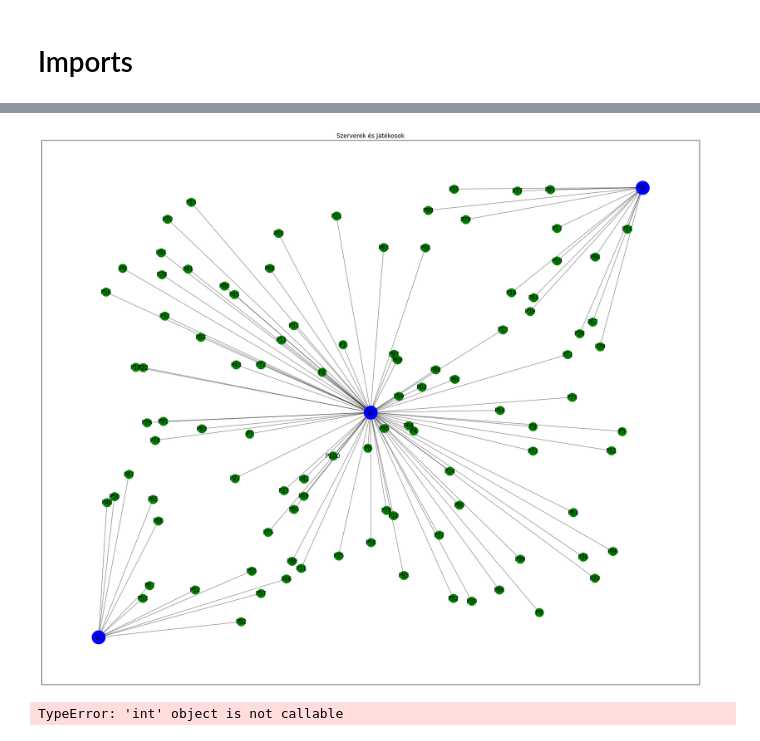
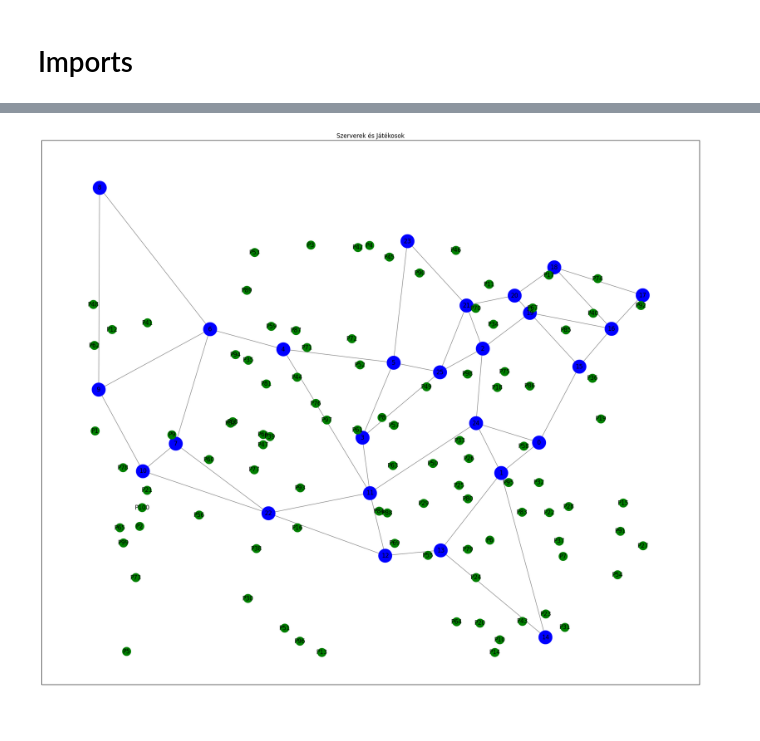
Before and after one commit to savelugi/cloud_work, a Jupyter notebook: hello.ipynb, the cells around one changed output, grey strips where cells are left out. Saved outputs shown, nothing was run; the diff lists cells and outputs as text; code cells hidden in the pictures.

Commit message:
Commit before 09.26 meeting
- Added random player generation
- Connecting to closest server

```diff
--- a/hello.ipynb
+++ b/hello.ipynb
@@ -46,14 +45,17 @@ import networkx as nx
 import matplotlib.pyplot as plt
 import random
 
-def generate_players(num_players=10, random_range=100):
+def generate_players(num_players=10, x_range=(0, 100), y_range=(0, 100)):
     players = {}
+    x_start, x_stop = x_range
+    y_start, y_stop = y_range
     for i in range(num_players):
         player_name = f"P{i+1}"
-        x = random.uniform(0, random_range)
-        y = random.uniform(0, random_range)
+        x = random.uniform(x_start, x_stop)
+        y = random.uniform(y_start, y_stop)
         players[player_name] = (x, y)
     return players
+
 
 
 def generate_servers():
@@ -79,7 +81,7 @@ def connect_player_to_server(player, servers, G):
     return G
 
 
-def draw_graph(G, pos=pos, canvas_size=(10, 8), node_size=200, show_edge_labels=False):
+def draw_graph(G, pos, servers, players, canvas_size, node_size=200, show_edge_labels=False):
     plt.figure(figsize=canvas_size)
 
     # Szerverek kirajzolása
@@ -122,15 +124,35 @@ for player in players:
 # Pozíció információk előkészítése és gráf kirajzolása
 pos = {**servers, **players}
 draw_graph(G, pos, canvas_size=(24, 20), node_size=300, show_edge_labels=False)
-# %% [output]
-[figure, removed]
-# %%
-# Adding server nodes
-G = nx.read_gml(topology_dir+"26_usa.gml")
-
-# Adding player
-num_players = 100
-random_range = 100
-players = generate_players(num_players, random_range)
-# %% [output]
-TypeError: 'int' object is not callable
+# %%
+# Adding server nodes
+G = nx.read_gml(topology_dir+"26_usa.gml")
+
+# Szerverek pozícióinak kinyerése
+server_positions = {}
+for node in G.nodes(data=True):
+    node_id = node[0]
+    node_data = node[1]
+    if 'Latitude' in node_data and 'Longitude' in node_data:
+        latitude = node_data['Latitude']
+        longitude = node_data['Longitude']
+        server_positions[node_id] = (latitude, longitude)  # A pozíció sorrendje longitude, latitude
+
+
+# Adding player
+num_players = 100
+lat_range = (25,45)
+long_range = (-123, -70)
+players = generate_players(num_players, lat_range, long_range)
+G.add_nodes_from(players.keys())
+
+# Pozíció információk előkészítése
+#pos.update(server_positions)
+#pos.update(players)  # Játékosok hozzáadása a pozíciókhoz
+
+# Pozíció információk előkészítése
+pos = {**server_positions, **players}
+# Gráf kirajzolása
+draw_graph(G, pos, server_positions, players, canvas_size=(24, 20), node_size=300, show_edge_labels=False)
+# %% [output]
+[figure, added]
```
Also changed, not shown: parts of 2 cells of this notebook.
